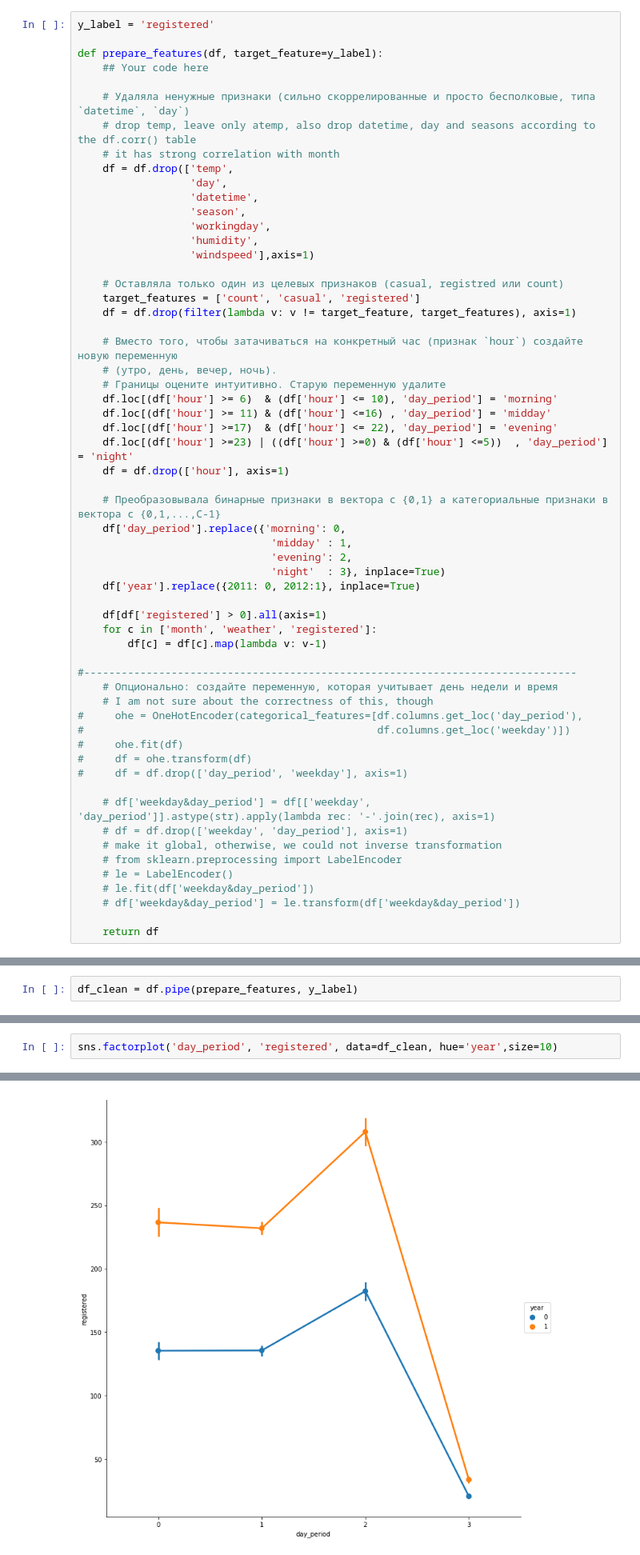
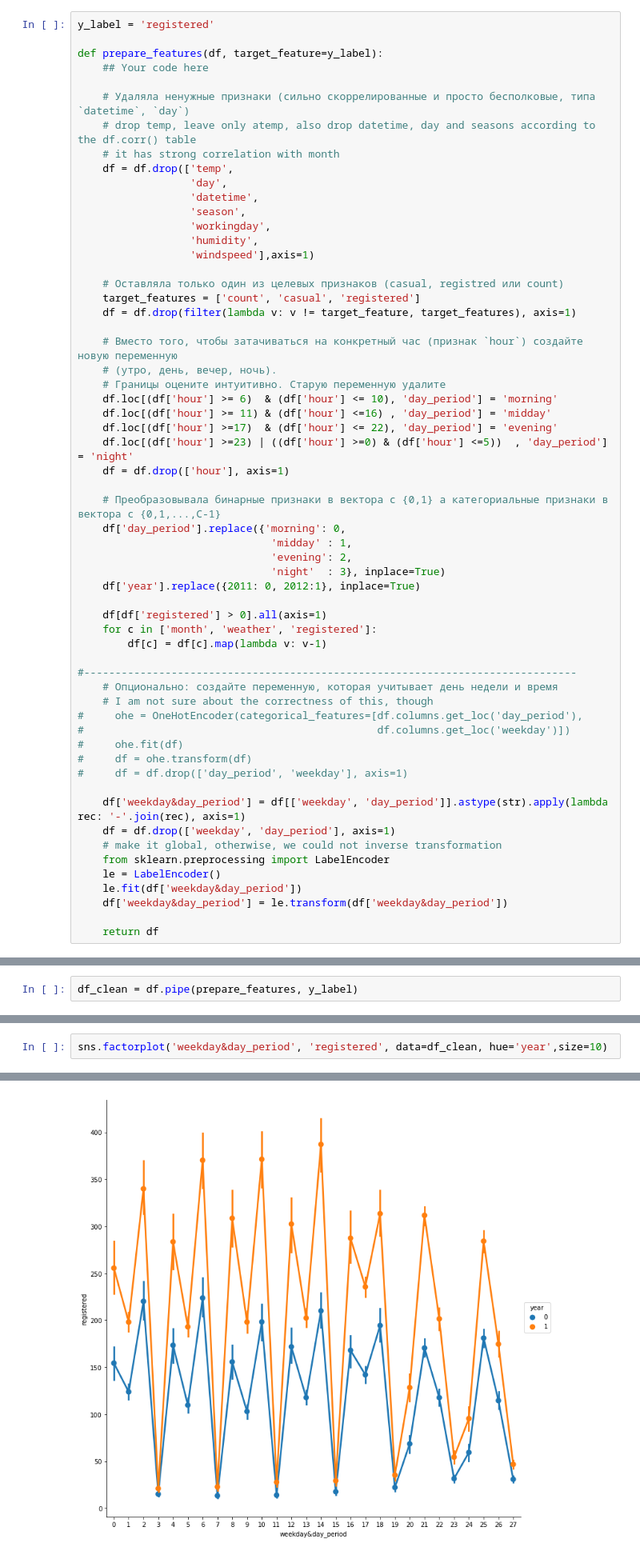
Before and after one commit to rojaster/sfml, a Jupyter notebook: hw04/lesson_04_homework/regression-skillfactory-hw.ipynb, the cells around one changed output, grey strips where cells are left out. Shown at 80% size. Cells and saved outputs as stored; diff of their text form.

```diff
--- a/hw04/lesson_04_homework/regression-skillfactory-hw.ipynb
+++ b/hw04/lesson_04_homework/regression-skillfactory-hw.ipynb
@@ -428,13 +428,13 @@ def prepare_features(df, target_feature=y_label):
 #     df = ohe.transform(df)
 #     df = df.drop(['day_period', 'weekday'], axis=1)
 
-    # df['weekday&day_period'] = df[['weekday', 'day_period']].astype(str).apply(lambda rec: '-'.join(rec), axis=1)
-    # df = df.drop(['weekday', 'day_period'], axis=1)
+    df['weekday&day_period'] = df[['weekday', 'day_period']].astype(str).apply(lambda rec: '-'.join(rec), axis=1)
+    df = df.drop(['weekday', 'day_period'], axis=1)
     # make it global, otherwise, we could not inverse transformation
-    # from sklearn.preprocessing import LabelEncoder
-    # le = LabelEncoder()
-    # le.fit(df['weekday&day_period'])
-    # df['weekday&day_period'] = le.transform(df['weekday&day_period'])
+    from sklearn.preprocessing import LabelEncoder
+    le = LabelEncoder()
+    le.fit(df['weekday&day_period'])
+    df['weekday&day_period'] = le.transform(df['weekday&day_period'])
 
     return df
 # %% [markdown]
@@ -467,9 +467,9 @@ Name: day_period, dtype: int64
 _____________________________________________
 # %%
-sns.factorplot('day_period', 'registered', data=df_clean, hue='year',size=10)
+sns.factorplot('weekday&day_period', 'registered', data=df_clean, hue='year',size=10)
 # %% [output]
 <seaborn.axisgrid.FacetGrid at 0x...>
-[figure, old version]
+[figure, new version]
 # %%
 df_clean.sample(n=10)
 # %% [output]
```
Also changed, not shown: parts of 15 cells of this notebook.
